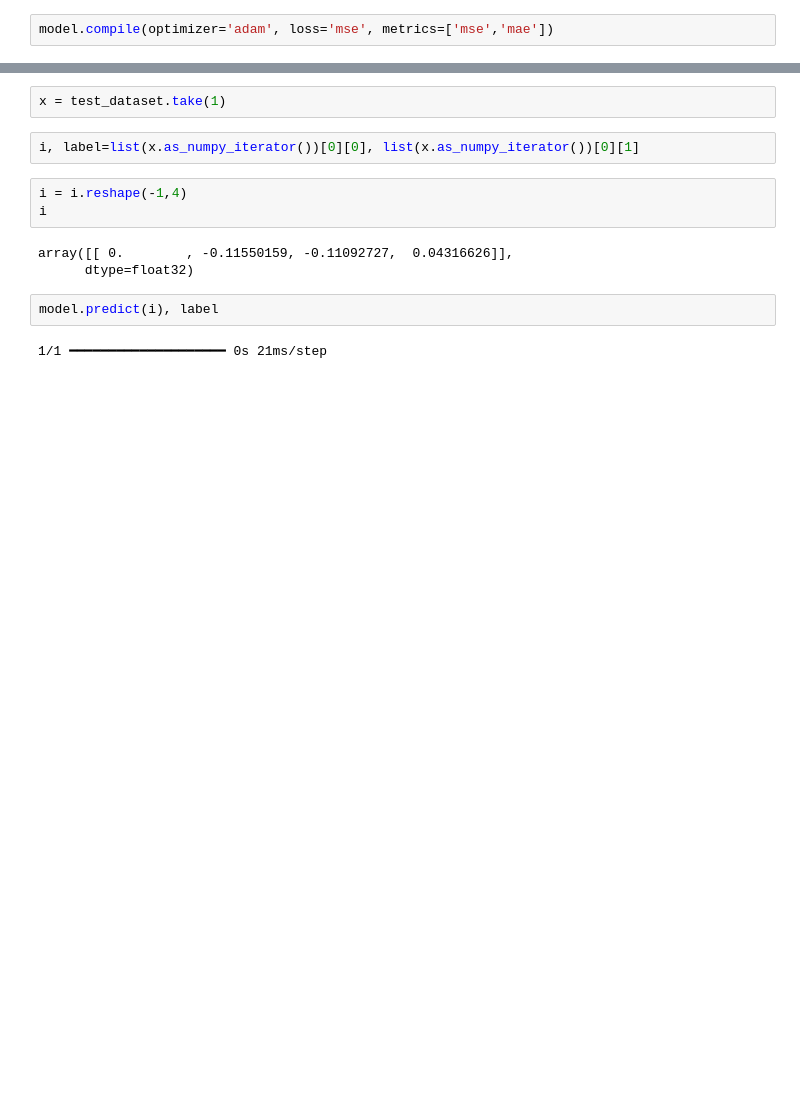
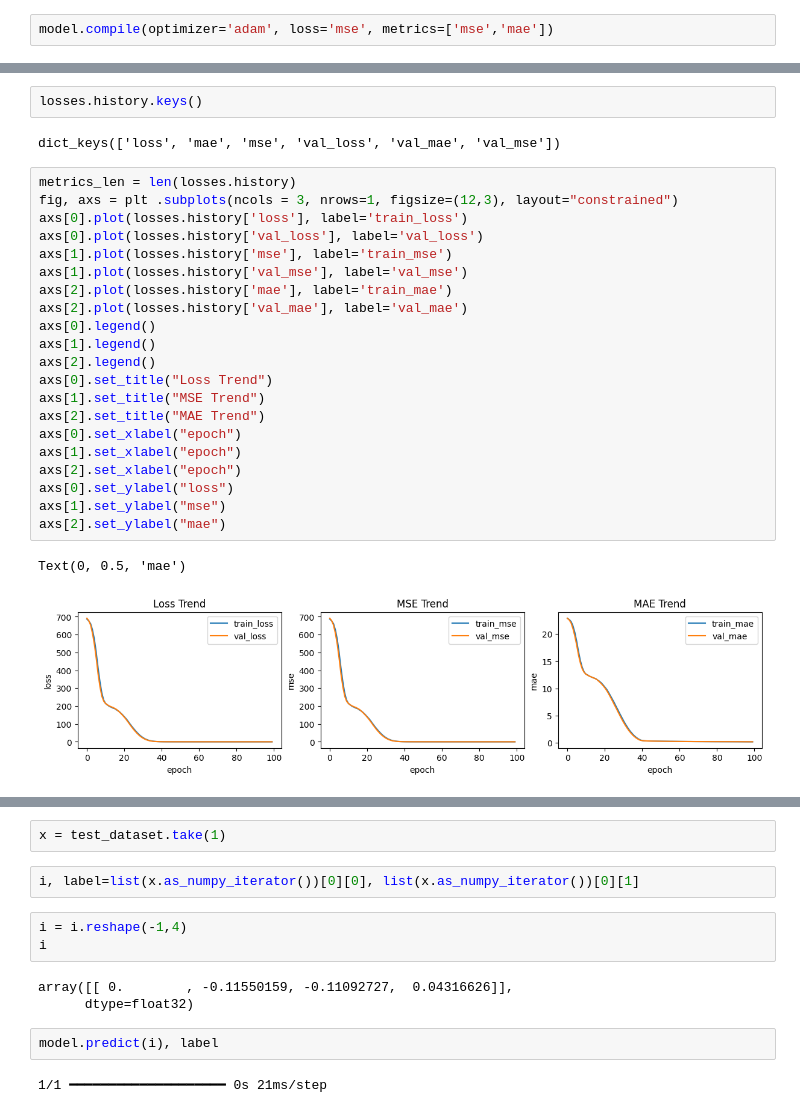
Before and after one commit to nhatvan2231/AA_DOA, a Jupyter notebook: src/python/building_model.ipynb, the cells around one changed output, grey strips where cells are left out. Drawn from its saved outputs; the diff is of its cells as text; blank space fills up the shorter version.

```diff
--- a/src/python/building_model.ipynb
+++ b/src/python/building_model.ipynb
@@ -74,0 +100,28 @@ Epoch 100/100
+# %%
+losses.history.keys()
+# %% [output]
+dict_keys(['loss', 'mae', 'mse', 'val_loss', 'val_mae', 'val_mse'])
+# %%
+metrics_len = len(losses.history)
+fig, axs = plt .subplots(ncols = 3, nrows=1, figsize=(12,3), layout="constrained")
+axs[0].plot(losses.history['loss'], label='train_loss')
+axs[0].plot(losses.history['val_loss'], label='val_loss')
+axs[1].plot(losses.history['mse'], label='train_mse')
+axs[1].plot(losses.history['val_mse'], label='val_mse')
+axs[2].plot(losses.history['mae'], label='train_mae')
+axs[2].plot(losses.history['val_mae'], label='val_mae')
+axs[0].legend()
+axs[1].legend()
+axs[2].legend()
+axs[0].set_title("Loss Trend")
+axs[1].set_title("MSE Trend")
+axs[2].set_title("MAE Trend")
+axs[0].set_xlabel("epoch")
+axs[1].set_xlabel("epoch")
+axs[2].set_xlabel("epoch")
+axs[0].set_ylabel("loss")
+axs[1].set_ylabel("mse")
+axs[2].set_ylabel("mae")
+# %% [output]
+Text(0, 0.5, 'mae')
+[figure, added]
```
Also changed, not shown: parts of 17 cells of this notebook, 1 other file.
